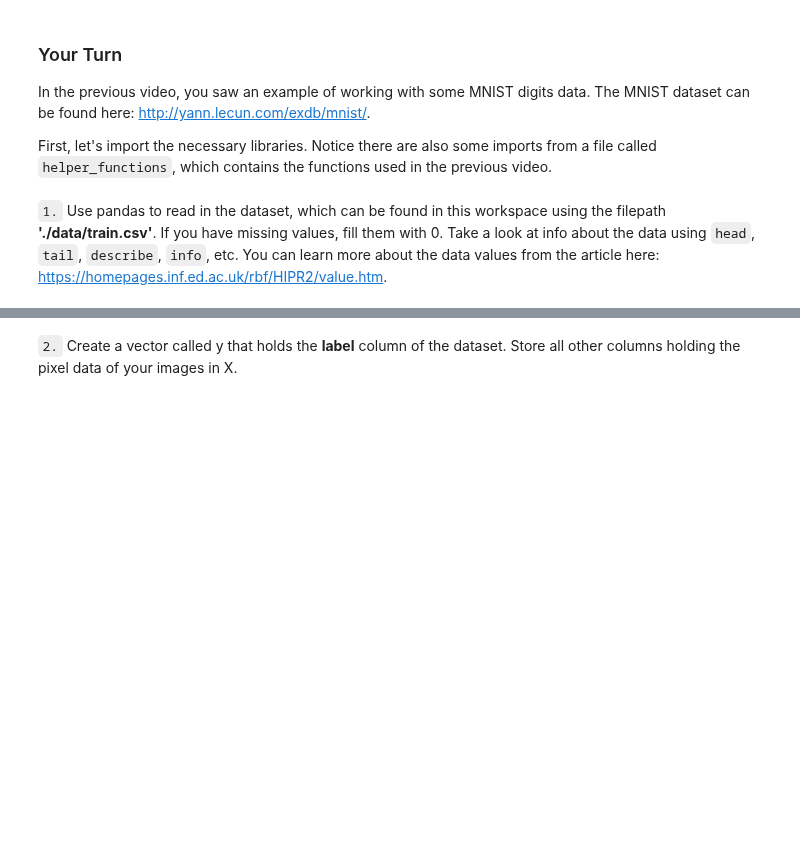
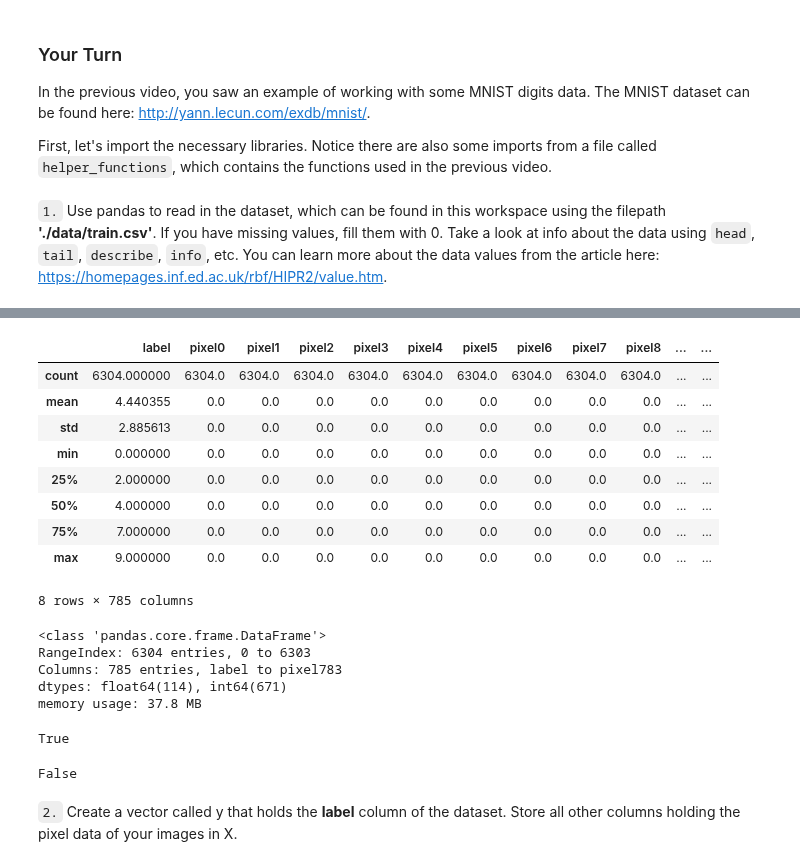
Before and after one commit to jc-udacity/datascientist, a Jupyter notebook: 04_unsupervised_learning/04_Principal_Component_Analysis/PCA_1.ipynb, the cells around one changed output, grey strips where cells are left out. Saved outputs shown, nothing was run; the diff lists cells and outputs as text; code cells hidden in the pictures; blank space fills up the shorter version.

```diff
--- a/04_unsupervised_learning/04_Principal_Component_Analysis/PCA_1.ipynb
+++ b/04_unsupervised_learning/04_Principal_Component_Analysis/PCA_1.ipynb
@@ -23,3 +23,5 @@ import seaborn as sns
 %matplotlib inline
 # %% [markdown]
 `1.` Use pandas to read in the dataset, which can be found in this workspace using the filepath **'./data/train.csv'**.  If you have missing values, fill them with 0.  Take a look at info about the data using `head`, `tail`, `describe`, `info`, etc.  You can learn more about the data values from the article here: https://homepages.inf.ed.ac.uk/rbf/HIPR2/value.htm.
+# %%
+train = pd.read_csv('./data/train.csv')
@@ -25,0 +38,25 @@ import seaborn as sns
+# %%
+train.describe()
+# %% [output]
+|  | label | pixel0 | pixel1 | pixel2 | pixel3 | pixel4 | pixel5 | pixel6 | pixel7 | pixel8 | ... | ... |
+| count | 6304.000000 | 6304.0 | 6304.0 | 6304.0 | 6304.0 | 6304.0 | 6304.0 | 6304.0 | 6304.0 | 6304.0 | ... | ... |
+| mean | 4.440355 | 0.0 | 0.0 | 0.0 | 0.0 | 0.0 | 0.0 | 0.0 | 0.0 | 0.0 | ... | ... |
+| std | 2.885613 | 0.0 | 0.0 | 0.0 | 0.0 | 0.0 | 0.0 | 0.0 | 0.0 | 0.0 | ... | ... |
+| min | 0.000000 | 0.0 | 0.0 | 0.0 | 0.0 | 0.0 | 0.0 | 0.0 | 0.0 | 0.0 | ... | ... |
+| 25% | 2.000000 | 0.0 | 0.0 | 0.0 | 0.0 | 0.0 | 0.0 | 0.0 | 0.0 | 0.0 | ... | ... |
+| 50% | 4.000000 | 0.0 | 0.0 | 0.0 | 0.0 | 0.0 | 0.0 | 0.0 | 0.0 | 0.0 | ... | ... |
+| 75% | 7.000000 | 0.0 | 0.0 | 0.0 | 0.0 | 0.0 | 0.0 | 0.0 | 0.0 | 0.0 | ... | ... |
+| max | 9.000000 | 0.0 | 0.0 | 0.0 | 0.0 | 0.0 | 0.0 | 0.0 | 0.0 | 0.0 | ... | ... |
+8 rows × 785 columns
+# %%
+train.info()
+# %% [output]
+<class 'pandas.core.frame.DataFrame'>
+RangeIndex: 6304 entries, 0 to 6303
+Columns: 785 entries, label to pixel783
+dtypes: float64(114), int64(671)
+memory usage: 37.8 MB
+# %%
+train.isna().values.any()
+# %% [output]
+True
@@ -26,2 +65,6 @@ import seaborn as sns
+# %%
+train.isna().values.any()
+# %% [output]
+False
 # %% [markdown]
 `2.` Create a vector called y that holds the **label** column of the dataset.  Store all other columns holding the pixel data of your images in X.
```
Also changed, not shown: parts of 15 cells of this notebook, 5 other files.
